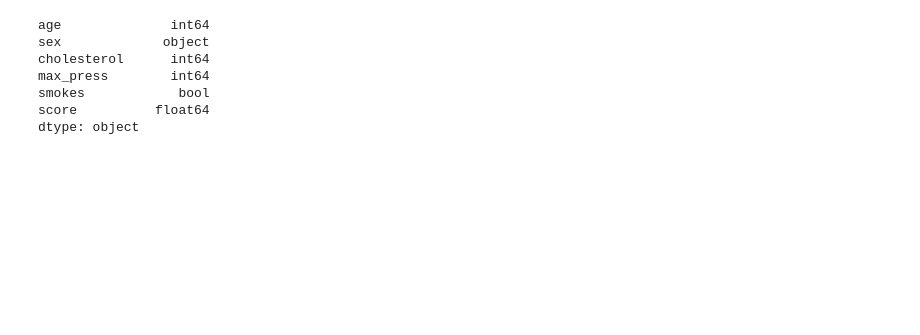
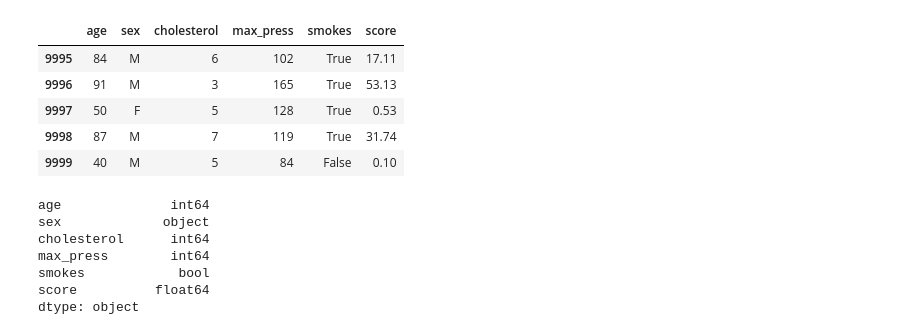
Before and after one commit to mmaridev/wv-score-api, a Jupyter notebook: SCORE_Analysis.ipynb, the cells around one changed output. Cells and saved outputs as stored; diff of their text form; code cells hidden in the pictures; blank space fills up the shorter version.

```diff
--- a/SCORE_Analysis.ipynb
+++ b/SCORE_Analysis.ipynb
@@ -31,3 +37,12 @@ all_data.head()
+# %%
+all_data.tail()
+# %% [output]
+|  | age | sex | cholesterol | max_press | smokes | score |
+| 9995 | 84 | M | 6 | 102 | True | 17.11 |
+| 9996 | 91 | M | 3 | 165 | True | 53.13 |
+| 9997 | 50 | F | 5 | 128 | True | 0.53 |
+| 9998 | 87 | M | 7 | 119 | True | 31.74 |
+| 9999 | 40 | M | 5 | 84 | False | 0.10 |
 # %%
 all_data.dtypes
 # %% [output]
```
Also changed, not shown: parts of 17 cells of this notebook.
